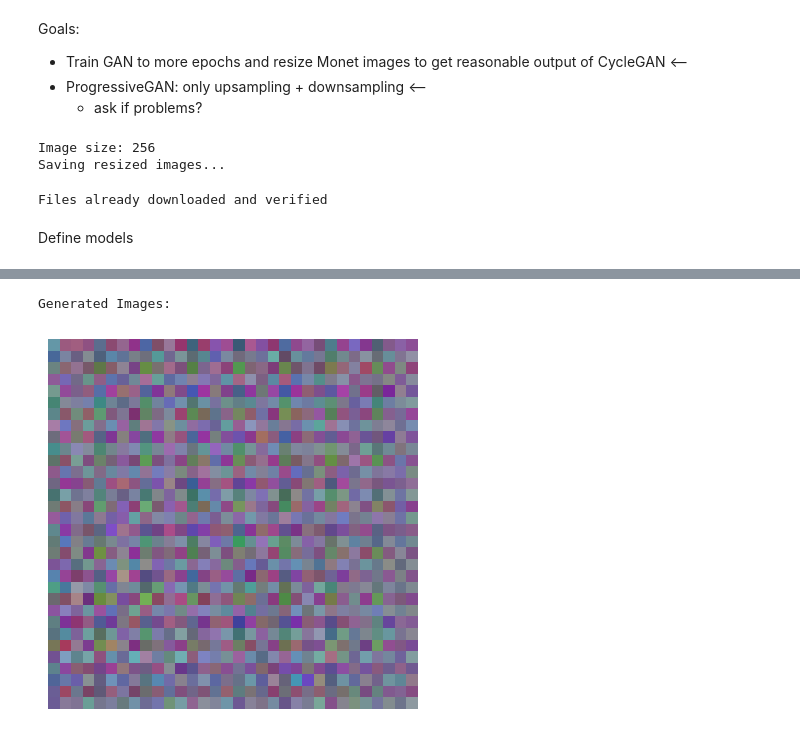
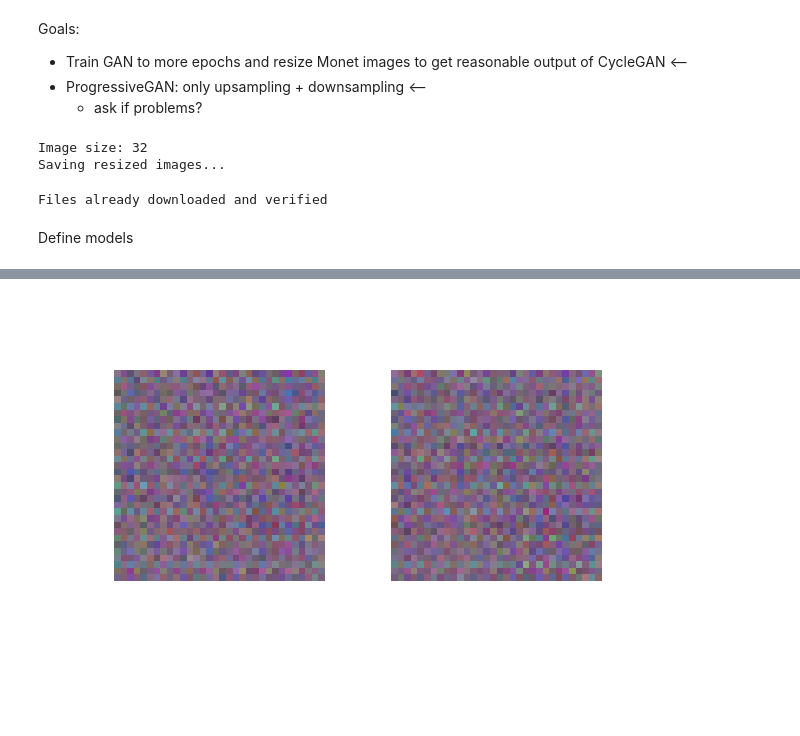
Before and after one commit to elliekkim/monet-gan, a Jupyter notebook: cycle_gan_cifar.ipynb, the cells around one changed output, grey strips where cells are left out. Drawn from its saved outputs; the diff is of its cells as text; code cells hidden in the pictures; blank space fills up the shorter version.

Commit message:
cifar monet works

```diff
--- a/cycle_gan_cifar.ipynb
+++ b/cycle_gan_cifar.ipynb
@@ -66,21 +66,22 @@ class Monet(Dataset):
 from torchvision.datasets import CIFAR10
 from torchvision import transforms
 
-monet = Monet()
+monet = Monet(img_size=32)
 cifar = CIFAR10(root="./cifar10", train=True,
                 download=True, transform=to_tensor)
 
-batch_size = 1
+batch_size = 32
 monet_loader = DataLoader(monet, batch_size=batch_size, shuffle=True)
 cifar_loader = DataLoader(cifar, batch_size=batch_size, shuffle=True)
 # %% [output]
-Image size: 256
+Image size: 32
 Saving resized images...
 Files already downloaded and verified
 # %% [markdown]
 Define models
 # %%
 from torch import nn
+from torch.nn.utils.parametrizations import spectral_norm
 
 class GeneratorResidualBlock(nn.Module):
     def __init__(self, n_channels):
@@ -155,23 +156,23 @@ class Discriminator(nn.Module):
     def __init__(self, input_channels=3):
         super().__init__()
         self.model = nn.Sequential(
-            nn.Conv2d(input_channels, 64, kernel_size=4, stride=2, padding=1),
+            spectral_norm(nn.Conv2d(input_channels, 64, kernel_size=4, stride=2, padding=1)),
             nn.LeakyReLU(0.2, inplace=True),
 
-            nn.Conv2d(64, 128, kernel_size=4, stride=2, padding=1),
-            nn.InstanceNorm2d(128),
+            spectral_norm(nn.Conv2d(64, 128, kernel_size=4, stride=2, padding=1)),
+            # nn.InstanceNorm2d(128),
             nn.LeakyReLU(0.2, inplace=True),
 
-            nn.Conv2d(128, 256, kernel_size=4, stride=2, padding=1),
-            nn.InstanceNorm2d(256),
+            spectral_norm(nn.Conv2d(128, 256, kernel_size=4, stride=2, padding=1)),
+            # nn.InstanceNorm2d(256),
             nn.LeakyReLU(0.2, inplace=True),
 
-            nn.Conv2d(256, 512, kernel_size=4, stride=1, padding=1),
-            nn.InstanceNorm2d(512),
+            spectral_norm(nn.Conv2d(256, 512, kernel_size=4, stride=1, padding=1)),
+            # nn.InstanceNorm2d(512),
             nn.LeakyReLU(0.2, inplace=True),
 
             # Output Layer: Conv -> Sigmoid
-            nn.Conv2d(512, 1, kernel_size=3, stride=1),
+            spectral_norm(nn.Conv2d(512, 1, kernel_size=3, stride=1)),
             nn.Flatten(1),
             nn.Sigmoid()
         )
@@ -179,12 +180,8 @@ class Discriminator(nn.Module):
     def forward(self, x):
         return self.model(x)
 # %%
-import torch._dynamo
-torch._dynamo.reset()
-torch._dynamo.config.suppress_errors = True
-
-g = torch.compile(Generator())
-d = torch.compile(Discriminator())
+g = Generator()
+d = Discriminator()
 
 # Test with CIFAR
 imgs, _ = next(iter(cifar_loader))
@@ -212,5 +193,4 @@ W1130 02:10:05.228550 20660 site-packages\torch\_dynamo\convert_frame.py:1125]
-Generated Images:
-[figure, old version]
+[figure, new version]
 # %%
 import torch
 import torch.optim as optim
```
Also changed, not shown: parts of 5 cells of this notebook, 5 other files.
